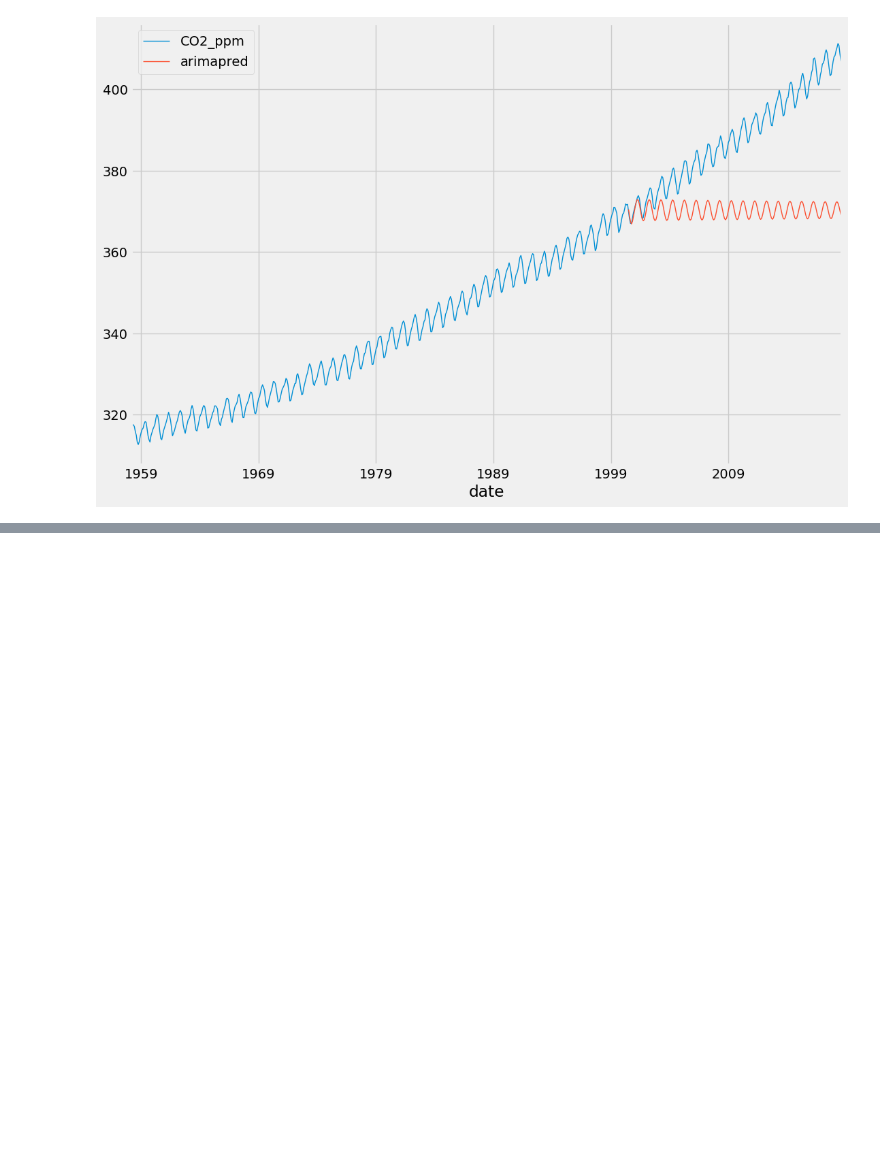
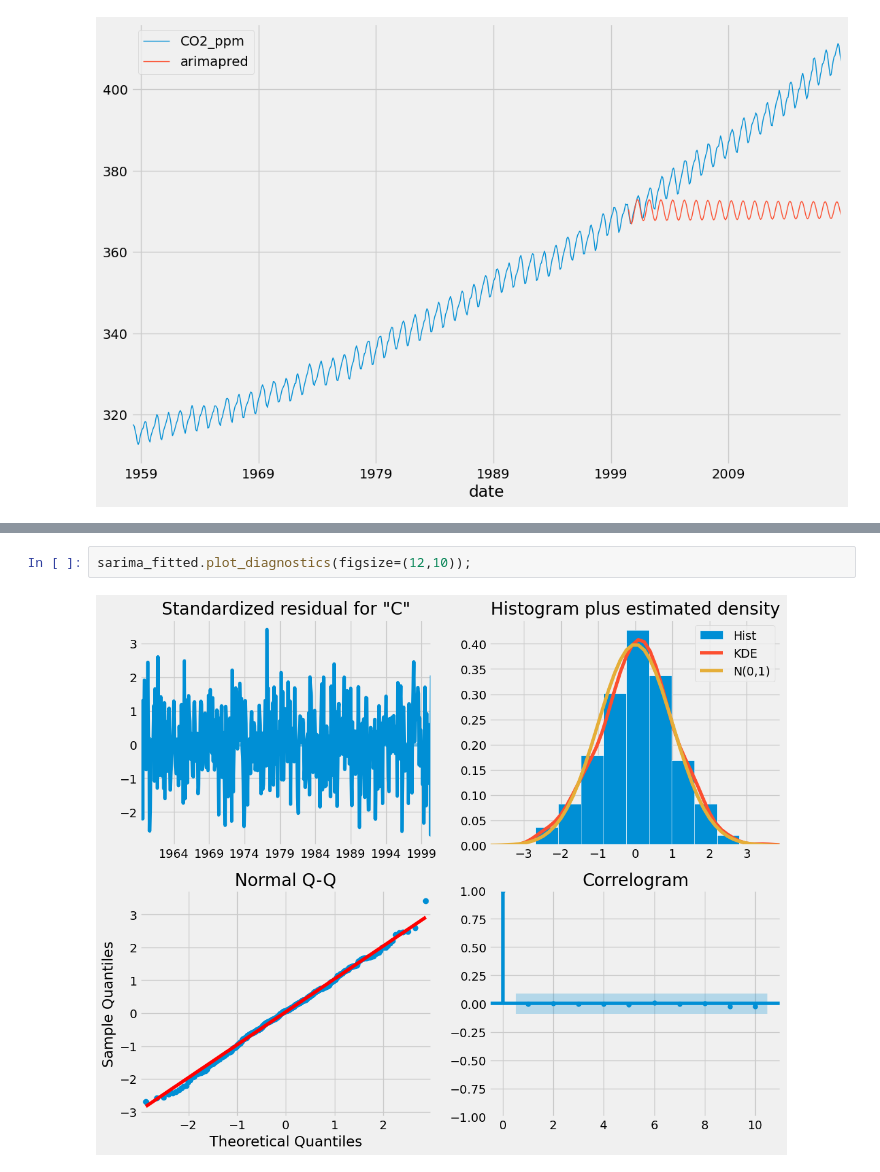
Before and after one commit to debhere/Experiments, a Jupyter notebook: CO2 Levels/co2_levels_V0.1.ipynb, the cells around one changed output, grey strips where cells are left out. Drawn from its saved outputs; the diff is of its cells as text; blank space fills up the shorter version.

```diff
--- a/CO2 Levels/co2_levels_V0.1.ipynb
+++ b/CO2 Levels/co2_levels_V0.1.ipynb
@@ -201 +227,5 @@ sarima_fitted = sarima.fit()
+# %%
+sarima_fitted.plot_diagnostics(figsize=(12,10));
+# %% [output]
+[figure, added]
 # %%
```
Also changed, not shown: parts of 16 cells of this notebook.
